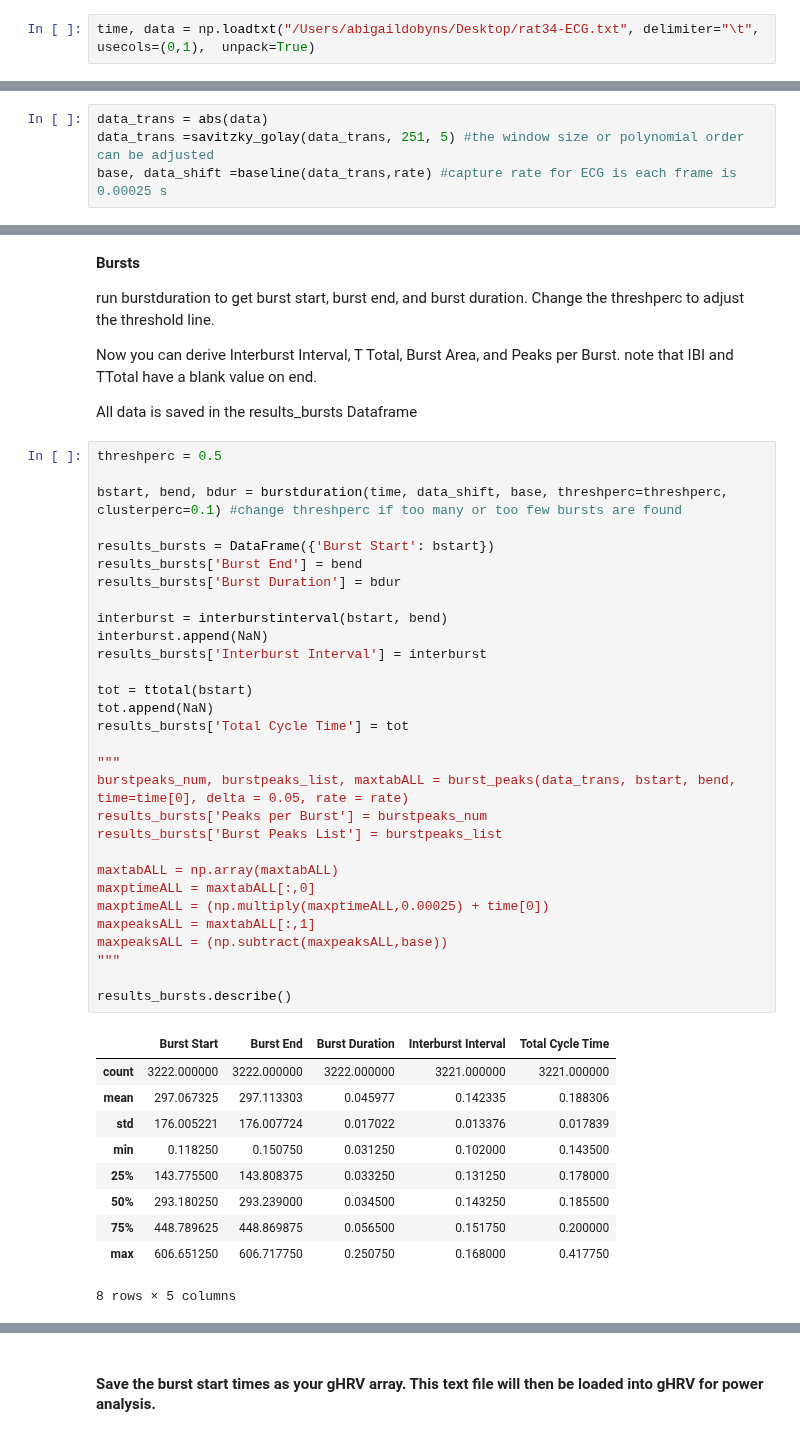
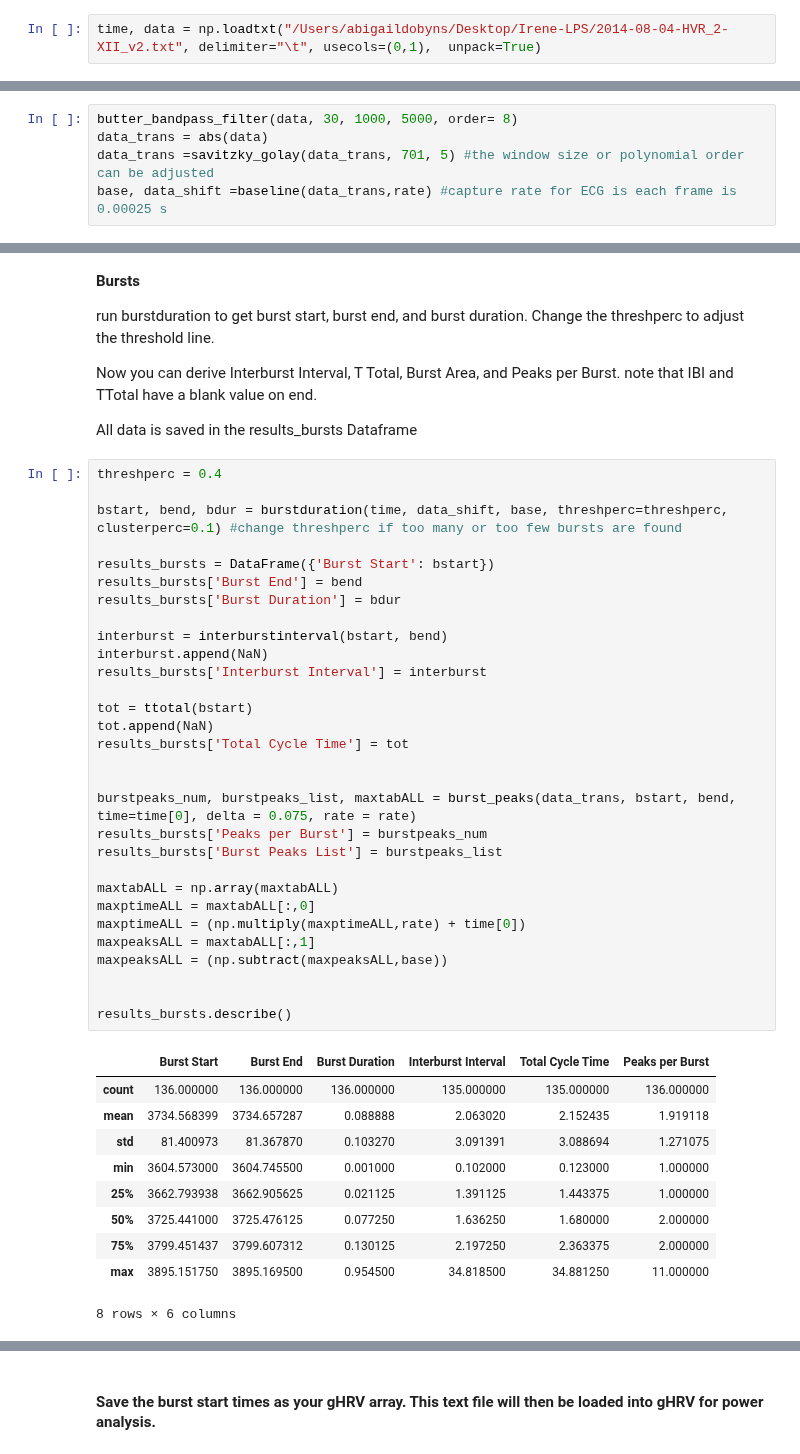
Before and after one commit to aedobyns/lab, a Jupyter notebook: XII template.ipynb, the cells around one changed output, grey strips where cells are left out. Saved outputs shown, nothing was run; the diff lists cells and outputs as text.

Commit message:
Fine tuning
Working on updating this to include the butterworth bandpass filter.

```diff
--- a/XII template.ipynb
+++ b/XII template.ipynb
@@ -474,5 +474,5 @@ Use this moment to check any slicing you need to do to cut out problematic data
 
 Lastly, it is assumed that the caputre rate is 4000frames/second (4k). if this is not true, adjustments must be made to replace each instance of 0.00025 in the code
 # %%
-time, data = np.loadtxt("/Users/abigaildobyns/Desktop/rat34-ECG.txt", delimiter="\t", usecols=(0,1),  unpack=True)
+time, data = np.loadtxt("/Users/abigaildobyns/Desktop/Irene-LPS/2014-08-04-HVR_2-XII_v2.txt", delimiter="\t", usecols=(0,1),  unpack=True)
 # %%
@@ -488,8 +488,9 @@ figure = plt.plot(time, data)
 DataCursor(figure)
 plt.show(figure)
 # %%
+butter_bandpass_filter(data, 30, 1000, 5000, order= 8)
 data_trans = abs(data)
-data_trans =savitzky_golay(data_trans, 251, 5) #the window size or polynomial order can be adjusted
+data_trans =savitzky_golay(data_trans, 701, 5) #the window size or polynomial order can be adjusted
 base, data_shift =baseline(data_trans,rate) #capture rate for ECG is each frame is 0.00025 s
 # %%
 figure = plt.plot(time, data_trans)
@@ -573,46 +574,46 @@ Now you can derive Interburst Interval, T Total, Burst Area, and Peaks per Burst
 
 All data is saved in the results_bursts Dataframe
 # %%
-threshperc = 0.5
+threshperc = 0.4
 
 bstart, bend, bdur = burstduration(time, data_shift, base, threshperc=threshperc, clusterperc=0.1) #change threshperc if too many or too few bursts are found
 
 results_bursts = DataFrame({'Burst Start': bstart})
 results_bursts['Burst End'] = bend
 results_bursts['Burst Duration'] = bdur
 
 interburst = interburstinterval(bstart, bend)
 interburst.append(NaN)
 results_bursts['Interburst Interval'] = interburst
 
 tot = ttotal(bstart)
 tot.append(NaN)
 results_bursts['Total Cycle Time'] = tot
 
-"""
-burstpeaks_num, burstpeaks_list, maxtabALL = burst_peaks(data_trans, bstart, bend, time=time[0], delta = 0.05, rate = rate)
+
+burstpeaks_num, burstpeaks_list, maxtabALL = burst_peaks(data_trans, bstart, bend, time=time[0], delta = 0.075, rate = rate)
 results_bursts['Peaks per Burst'] = burstpeaks_num
 results_bursts['Burst Peaks List'] = burstpeaks_list
 
 maxtabALL = np.array(maxtabALL)
 maxptimeALL = maxtabALL[:,0]
-maxptimeALL = (np.multiply(maxptimeALL,0.00025) + time[0])
+maxptimeALL = (np.multiply(maxptimeALL,rate) + time[0])
 maxpeaksALL = maxtabALL[:,1]
 maxpeaksALL = (np.subtract(maxpeaksALL,base))
-"""
+
 
 results_bursts.describe()
 # %% [output]
-|  | Burst Start | Burst End | Burst Duration | Interburst Interval | Total Cycle Time |
-| count | 3222.000000 | 3222.000000 | 3222.000000 | 3221.000000 | 3221.000000 |
-| mean | 297.067325 | 297.113303 | 0.045977 | 0.142335 | 0.188306 |
-| std | 176.005221 | 176.007724 | 0.017022 | 0.013376 | 0.017839 |
-| min | 0.118250 | 0.150750 | 0.031250 | 0.102000 | 0.143500 |
-| 25% | 143.775500 | 143.808375 | 0.033250 | 0.131250 | 0.178000 |
-| 50% | 293.180250 | 293.239000 | 0.034500 | 0.143250 | 0.185500 |
-| 75% | 448.789625 | 448.869875 | 0.056500 | 0.151750 | 0.200000 |
-| max | 606.651250 | 606.717750 | 0.250750 | 0.168000 | 0.417750 |
+|  | Burst Start | Burst End | Burst Duration | Interburst Interval | Total Cycle Time | Peaks per Burst |
+| count | 136.000000 | 136.000000 | 136.000000 | 135.000000 | 135.000000 | 136.000000 |
+| mean | 3734.568399 | 3734.657287 | 0.088888 | 2.063020 | 2.152435 | 1.919118 |
+| std | 81.400973 | 81.367870 | 0.103270 | 3.091391 | 3.088694 | 1.271075 |
+| min | 3604.573000 | 3604.745500 | 0.001000 | 0.102000 | 0.123000 | 1.000000 |
+| 25% | 3662.793938 | 3662.905625 | 0.021125 | 1.391125 | 1.443375 | 1.000000 |
+| 50% | 3725.441000 | 3725.476125 | 0.077250 | 1.636250 | 1.680000 | 2.000000 |
+| 75% | 3799.451437 | 3799.607312 | 0.130125 | 2.197250 | 2.363375 | 2.000000 |
+| max | 3895.151750 | 3895.169500 | 0.954500 | 34.818500 | 34.881250 | 11.000000 |
-8 rows × 5 columns
+8 rows × 6 columns
 # %%
 bendy = []
 for point in bend:
```
Also changed, not shown: parts of 16 cells of this notebook.
